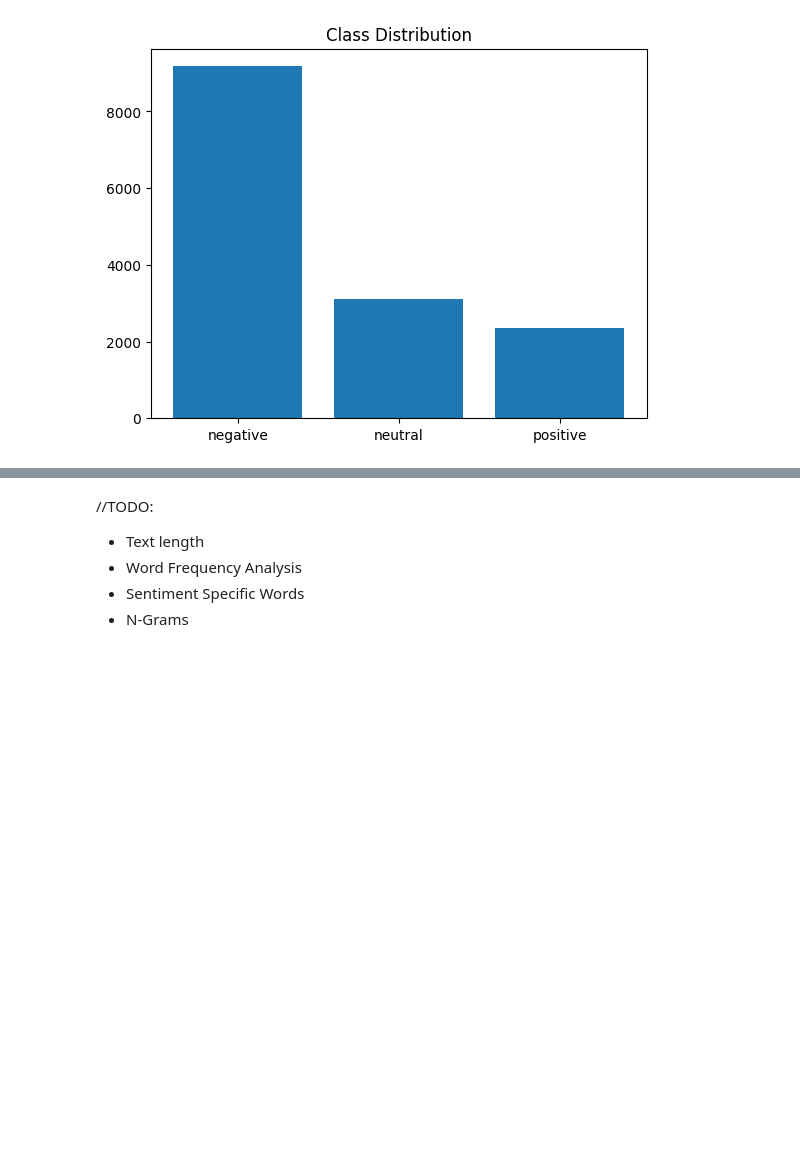
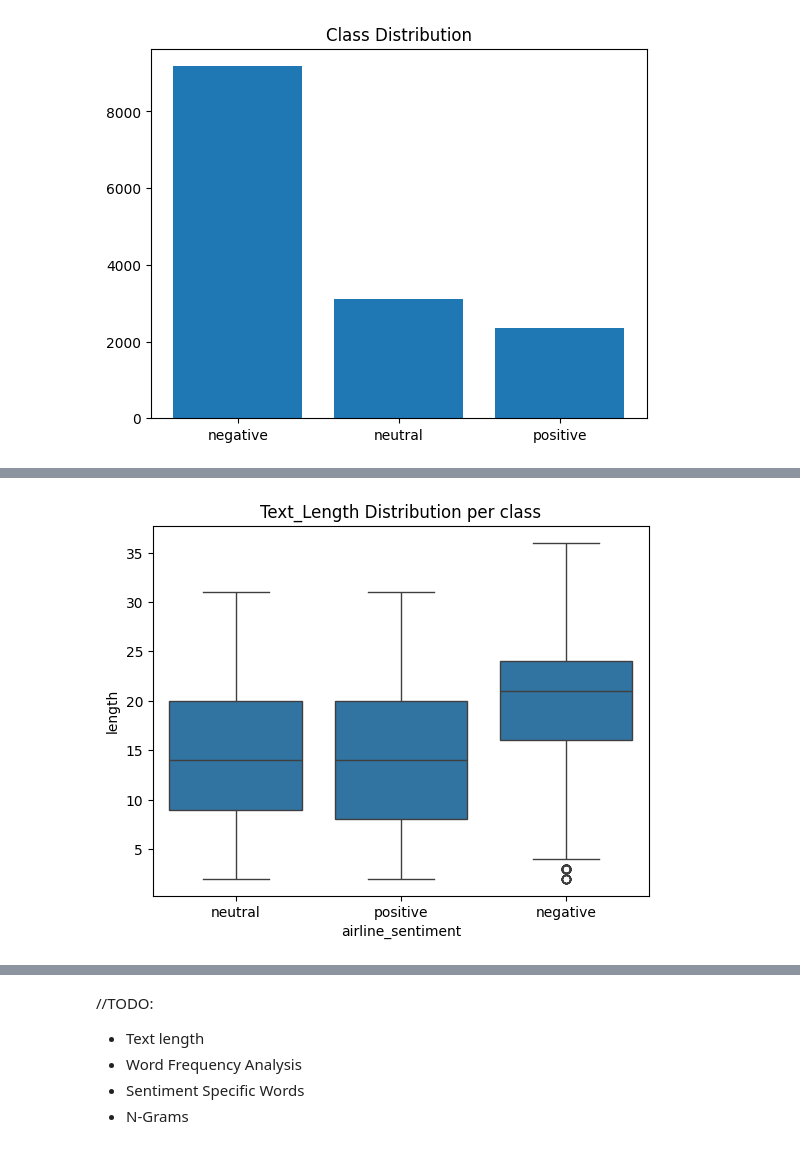
Before and after one commit to Andreas-Lukito/twitter-airline-sentiment-analysis, a Jupyter notebook: notebooks/01eda-preprocessing.ipynb, the cells around one changed output, grey strips where cells are left out. Saved outputs shown, nothing was run; the diff lists cells and outputs as text; code cells hidden in the pictures; blank space fills up the shorter version.

```diff
--- a/notebooks/01eda-preprocessing.ipynb
+++ b/notebooks/01eda-preprocessing.ipynb
@@ -98,0 +131,6 @@ Text(0.5, 1.0, 'Class Distribution')
+# %%
+plt.title("Text_Length Distribution per class")
+sns.boxplot(x=data['airline_sentiment'], y=data['length'])
+plt.show()
+# %% [output]
+[figure, added]
```
Also changed, not shown: parts of 10 cells of this notebook.
